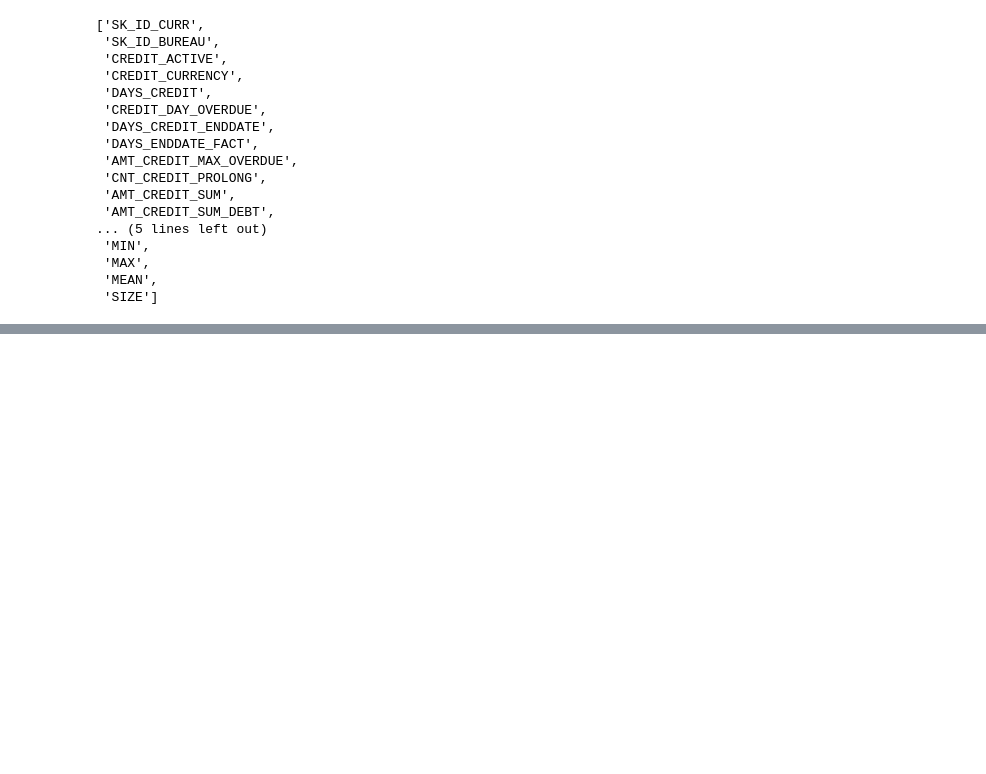
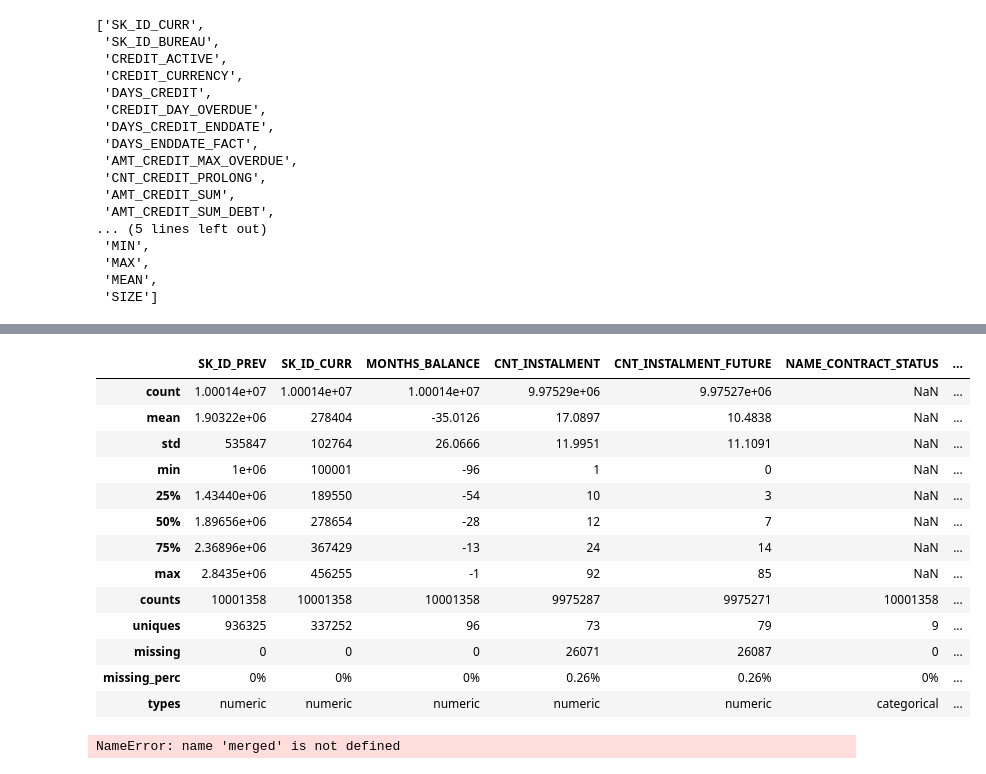
Before and after one commit to kugmax/fastai_learn, a Jupyter notebook: Home Credit Default Risk.ipynb, the cells around one changed output, grey strips where cells are left out. Cells and saved outputs as stored; diff of their text form; code cells hidden in the pictures; blank space fills up the shorter version.

```diff
--- a/Home Credit Default Risk.ipynb
+++ b/Home Credit Default Risk.ipynb
@@ -245,2 +378,23 @@ pos_cash = tables[2]
+# %%
+display(DataFrameSummary(pos_cash).summary())
+# %% [output]
+|  | SK_ID_PREV | SK_ID_CURR | MONTHS_BALANCE | CNT_INSTALMENT | CNT_INSTALMENT_FUTURE | NAME_CONTRACT_STATUS | ... |
+| count | 1.00014e+07 | 1.00014e+07 | 1.00014e+07 | 9.97529e+06 | 9.97527e+06 | NaN | ... |
+| mean | 1.90322e+06 | 278404 | -35.0126 | 17.0897 | 10.4838 | NaN | ... |
+| std | 535847 | 102764 | 26.0666 | 11.9951 | 11.1091 | NaN | ... |
+| min | 1e+06 | 100001 | -96 | 1 | 0 | NaN | ... |
+| 25% | 1.43440e+06 | 189550 | -54 | 10 | 3 | NaN | ... |
+| 50% | 1.89656e+06 | 278654 | -28 | 12 | 7 | NaN | ... |
+| 75% | 2.36896e+06 | 367429 | -13 | 24 | 14 | NaN | ... |
+| max | 2.8435e+06 | 456255 | -1 | 92 | 85 | NaN | ... |
+| counts | 10001358 | 10001358 | 10001358 | 9975287 | 9975271 | 10001358 | ... |
+| uniques | 936325 | 337252 | 96 | 73 | 79 | 9 | ... |
+| missing | 0 | 0 | 0 | 26071 | 26087 | 0 | ... |
+| missing_perc | 0% | 0% | 0% | 0.26% | 0.26% | 0% | ... |
+| types | numeric | numeric | numeric | numeric | numeric | categorical | ... |
+# %%
+merged = join_df(merged, tables, 'SK_ID_PREV', 'SK_ID_PREV')
+# %% [output]
+NameError: name 'merged' is not defined
 # %%
 del tables
```
Also changed, not shown: parts of 32 cells of this notebook.
